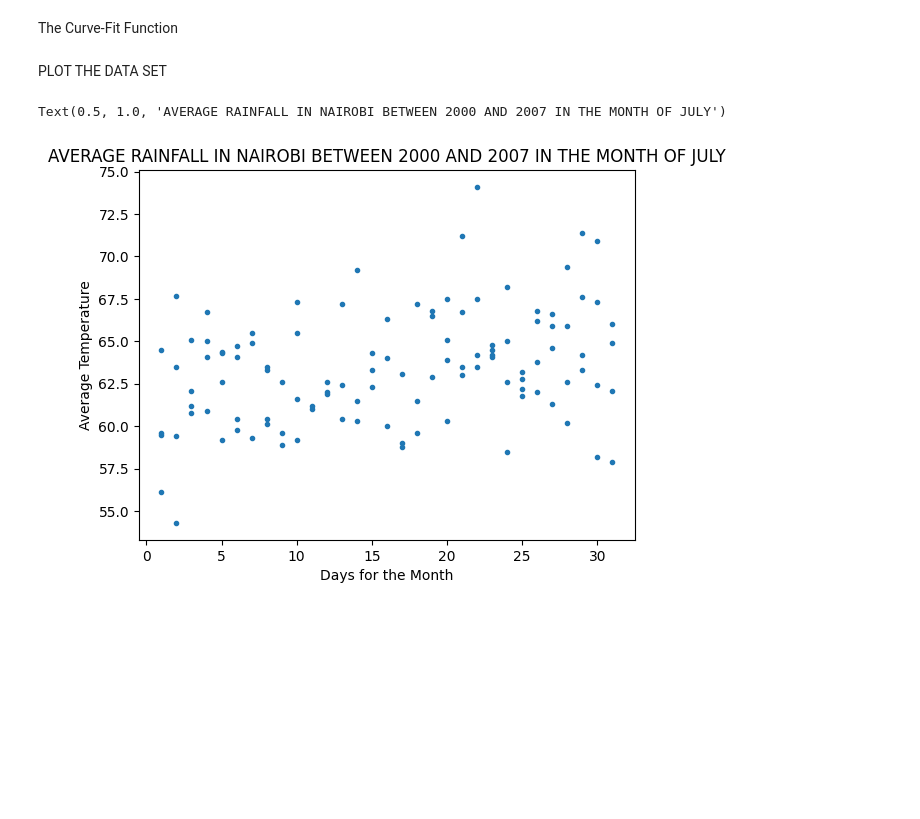
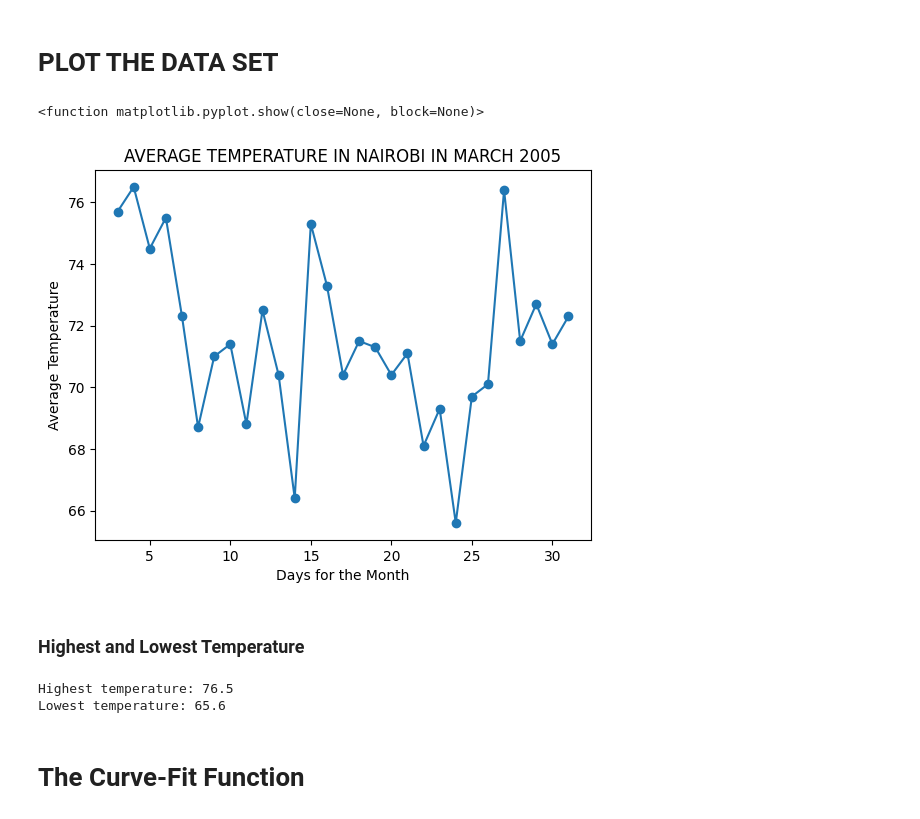
Before and after one commit to MesutEmpire-CS-Projects/scientific_computing_assignment_4, a Jupyter notebook: assignment_4.ipynb, the cells around one changed output. Cells and saved outputs as stored; diff of their text form; code cells hidden in the pictures; blank space fills up the shorter version.

```diff
--- a/assignment_4.ipynb
+++ b/assignment_4.ipynb
@@ -83,3 +68,25 @@ print(len(new_temperature))
+# %% [markdown]
+# PLOT THE DATA SET
+# %%
+plt.plot(new_days,new_temperature,'o-')
+plt.xlabel('Days for the Month')
+plt.ylabel('Average Temperature')
+plt.title('AVERAGE TEMPERATURE IN NAIROBI IN MARCH 2005')
+plt.show
+# %% [output]
+<function matplotlib.pyplot.show(close=None, block=None)>
+[figure, added]
+# %% [markdown]
+### Highest and Lowest Temperature
+# %%
+highest_temp = np.max(new_temperature)
+lowest_temp = np.min(new_temperature)
+
+print("Highest temperature:", highest_temp)
+print("Lowest temperature:", lowest_temp)
+# %% [output]
+Highest temperature: 76.5
+Lowest temperature: 65.6
 # %% [markdown]
-The Curve-Fit Function
+# The Curve-Fit Function
 # %%
@@ -88,11 +95 @@ def func(t,a,b,c):
-# %% [markdown]
-PLOT THE DATA SET
-# %%
-plt.plot(new_days,new_temperature,'.')
-plt.xlabel('Days for the Month')
-plt.ylabel('Average Temperature')
-plt.title('AVERAGE RAINFALL IN NAIROBI BETWEEN 2000 AND 2007 IN THE MONTH OF JULY')
-# %% [output]
-Text(0.5, 1.0, 'AVERAGE RAINFALL IN NAIROBI BETWEEN 2000 AND 2007 IN THE MONTH OF JULY')
-[figure, removed]
 # %%
```
Also changed, not shown: parts of 17 cells of this notebook.
